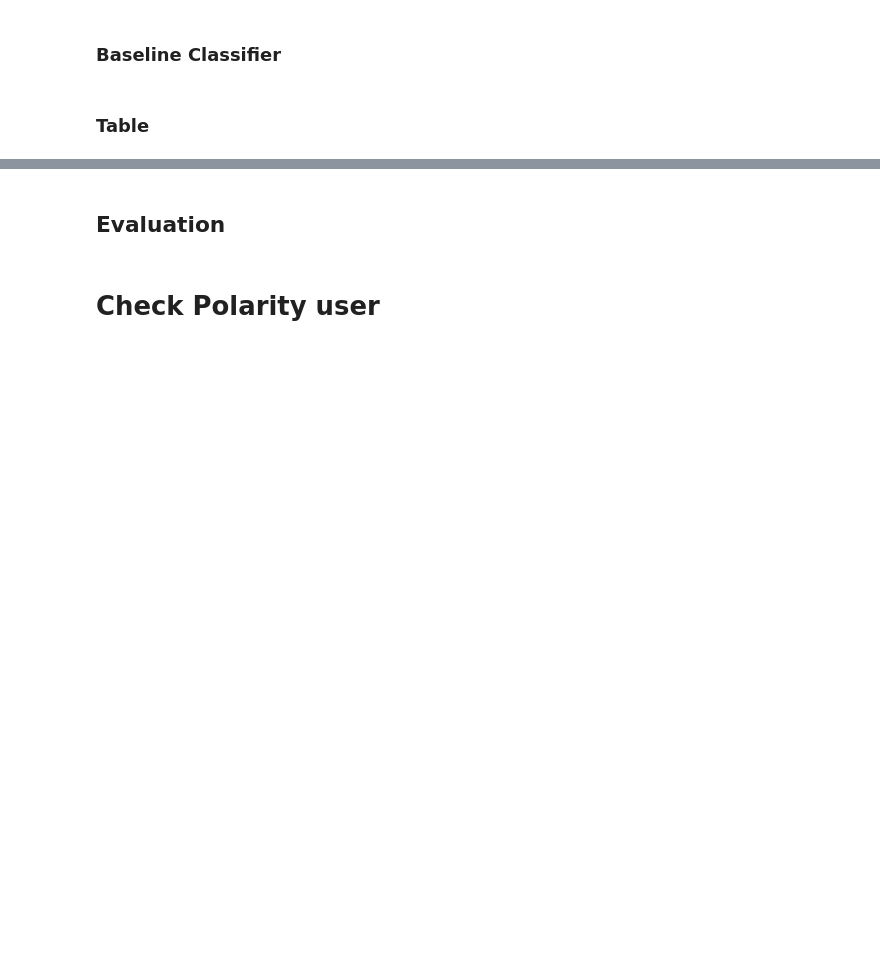
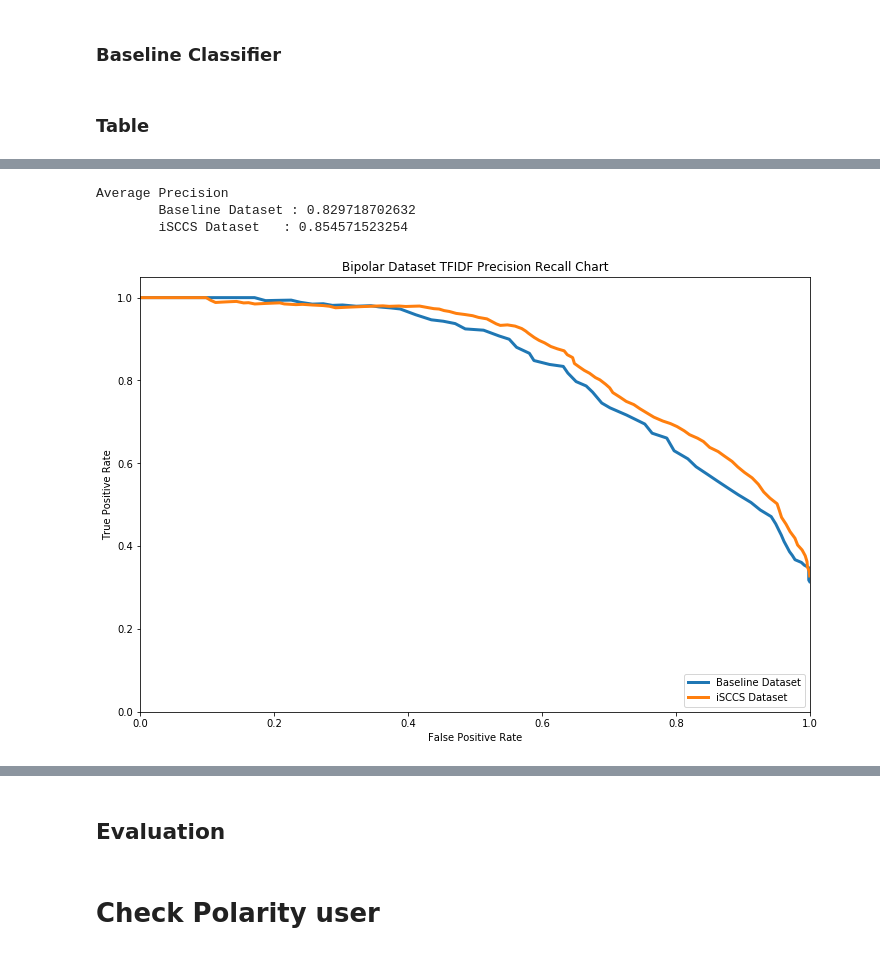
Before and after one commit to yenhao/Bipolar-Disorder-Detection, a Jupyter notebook: detect time/pattern of life/RandomForestClassifier_Server.ipynb, the cells around one changed output, grey strips where cells are left out. Drawn from its saved outputs; the diff is of its cells as text; code cells hidden in the pictures; blank space fills up the shorter version.

```diff
--- a/detect time/pattern of life/RandomForestClassifier_Server.ipynb
+++ b/detect time/pattern of life/RandomForestClassifier_Server.ipynb
@@ -1671,3 +1825,12 @@ text_model._tfidf._idf_diag = sp.spdiags(idfs,
 
 vocabulary = json.load(open('models/tfidf/vocabulary.json', mode = 'rb'))
 text_model.vocabulary_ = vocabulary
+# %%
+
+feature_indicies = np.argsort(tfidf_rf_classifier.feature_importances_)
+vector2word = text_model.get_feature_names()
+top_words = []
+for i in range(50):
+    vector = feature_indicies[-i-1]
+    word = vector2word[vector]
+    top_words.append(word)
@@ -1706,7 +1873,7 @@ def getTFIDFClassifier(name = 'Bipolar', tfidf_groups = tfidf_groups, consider_t
 
     return classifier
 
-def getClassifier( feature_group, name, selection="all", consider_time = 'short', n_fold = 50):
+def getClassifier( feature_group, name, selection="all", consider_time = 'short', n_fold = 25):
     classifier  = RandomForestClassifier(n_jobs=-1, max_features="sqrt", n_estimators=128)
 
     X, Y = feature_group.getLabeledData( name, selection=selection, consider_time= consider_time)
@@ -1778,7 +1931,0 @@ def getTestFeatures(recent_group):
-# %%
-
-name_list = [2,3,6,9,12,15]
-bipolar_group_list = [bipolar2_group, bipolar3_group, bipolar6_group, bipolar9_group, bipolar12_group, bipolar15_group]
-for i, groups in enumerate(bipolar_group_list):
-    X = text_model.transform(["\n".join(map(lambda x : del_url(x), group.text)) for group in groups.getGroup()])
-    print('Precision of {:>2d} month data : {}'.format(name_list[i], tfidf_rf_classifier.predict(X).mean()))
@@ -1921,0 +2149,18 @@ TFIDF       0.44       0.4        0.32       0.32       0.28              0.28
+# %%
+def reduce_fun(a, b):
+    return np.concatenate((a, b))
+# %%
+names = ["Baseline Dataset", "iSCCS Dataset"]
+
+SCORES = [reduce(reduce_fun, [time_list[1][1] for time_list in Score_Label_results]),
+          reduce(reduce_fun, [time_list[-1][1] for time_list in Score_Label_results])]
+
+LABELS = [reduce(reduce_fun, [time_list[1][0] for time_list in Score_Label_results]),
+          reduce(reduce_fun, [time_list[-1][0] for time_list in Score_Label_results])]
+
+renderPRC(SCORES, LABELS, "Bipolar Dataset TFIDF",names)
+# %% [output]
+Average Precision
+        Baseline Dataset : 0.829718702632
+        iSCCS Dataset   : 0.854571523254
+[figure, added]
```
Also changed, not shown: parts of 23 cells of this notebook.
